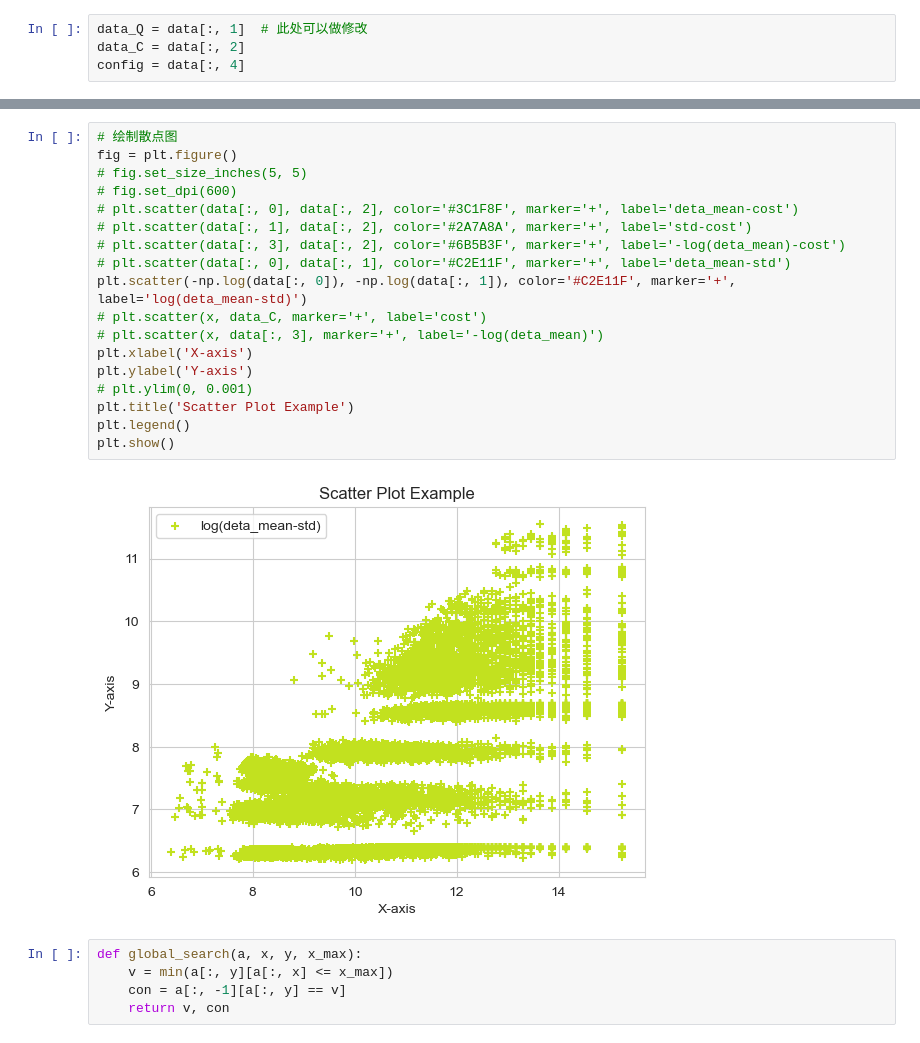
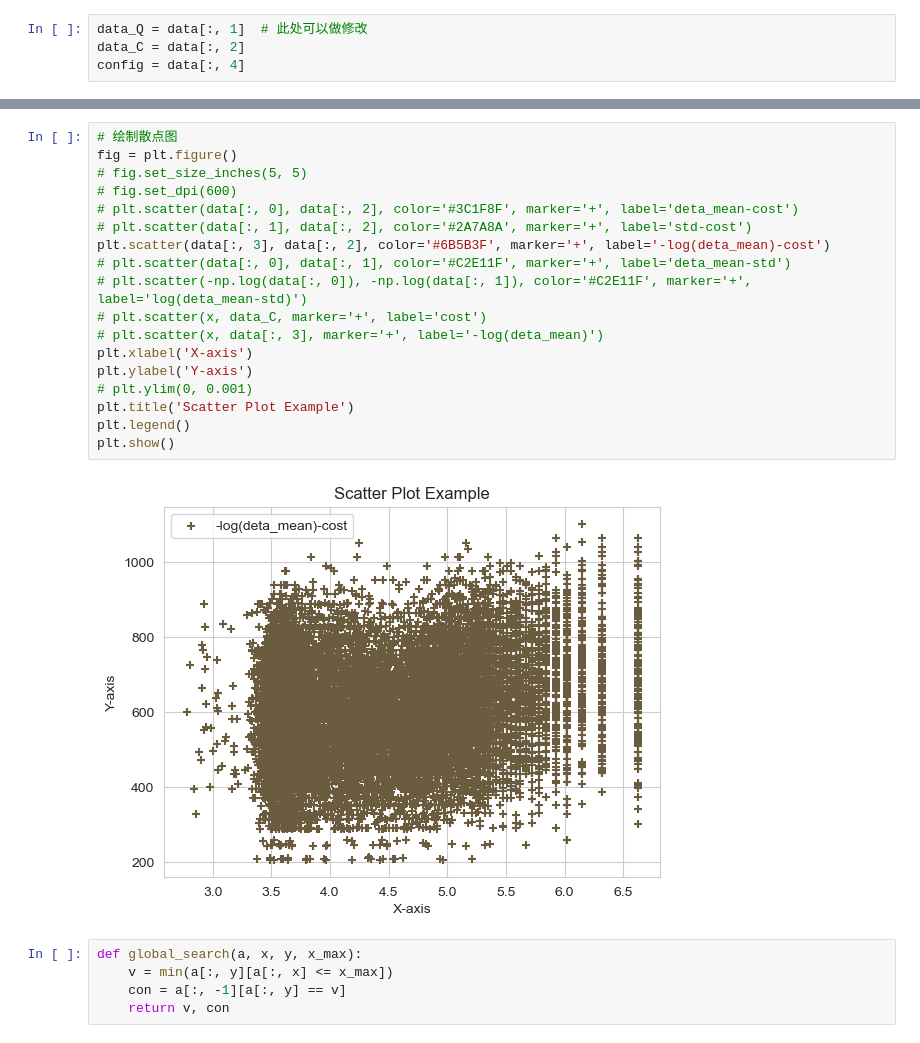
Before and after one commit to Ruizhe-Yang/DIGILENT.simulink-case, a Jupyter notebook: analysis/analysis.ipynb, the cells around one changed output, grey strips where cells are left out. Drawn from its saved outputs; the diff is of its cells as text.

```diff
--- a/analysis/analysis.ipynb
+++ b/analysis/analysis.ipynb
@@ -31,23 +34,23 @@ plt.show()
 # %%
 # 绘制散点图
 fig = plt.figure()
 # fig.set_size_inches(5, 5)
 # fig.set_dpi(600)
 # plt.scatter(data[:, 0], data[:, 2], color='#3C1F8F', marker='+', label='deta_mean-cost')
 # plt.scatter(data[:, 1], data[:, 2], color='#2A7A8A', marker='+', label='std-cost')
-# plt.scatter(data[:, 3], data[:, 2], color='#6B5B3F', marker='+', label='-log(deta_mean)-cost')
+plt.scatter(data[:, 3], data[:, 2], color='#6B5B3F', marker='+', label='-log(deta_mean)-cost')
 # plt.scatter(data[:, 0], data[:, 1], color='#C2E11F', marker='+', label='deta_mean-std')
-plt.scatter(-np.log(data[:, 0]), -np.log(data[:, 1]), color='#C2E11F', marker='+', label='log(deta_mean-std)')
+# plt.scatter(-np.log(data[:, 0]), -np.log(data[:, 1]), color='#C2E11F', marker='+', label='log(deta_mean-std)')
 # plt.scatter(x, data_C, marker='+', label='cost')
 # plt.scatter(x, data[:, 3], marker='+', label='-log(deta_mean)')
 plt.xlabel('X-axis')
 plt.ylabel('Y-axis')
 # plt.ylim(0, 0.001)
 plt.title('Scatter Plot Example')
 plt.legend()
 plt.show()
 # %% [output]
-[figure, old version]
+[figure, new version]
 # %%
 def global_search(a, x, y, x_max):
     v = min(a[:, y][a[:, x] <= x_max])
```
Also changed, not shown: parts of 1 cell of this notebook, 1 other file.
